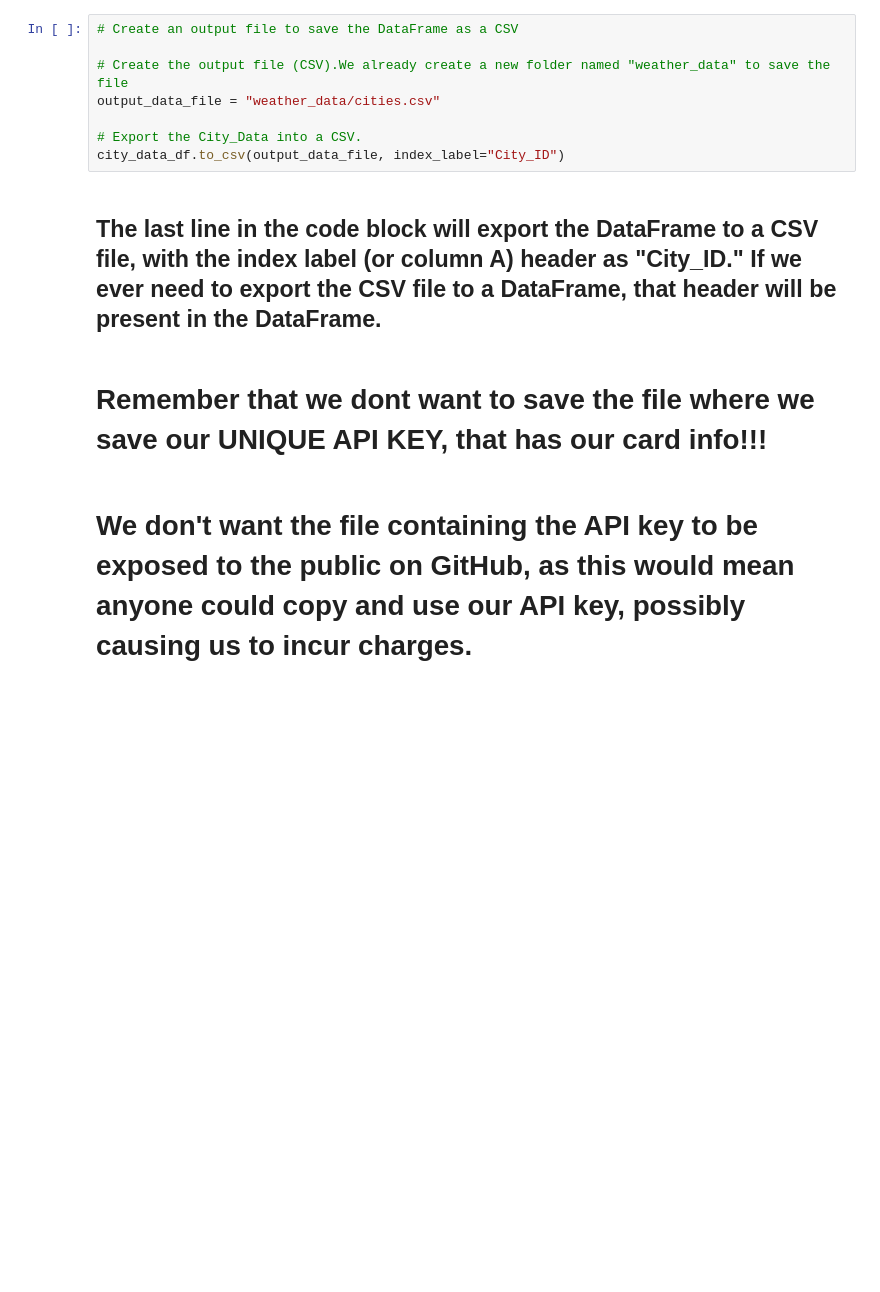
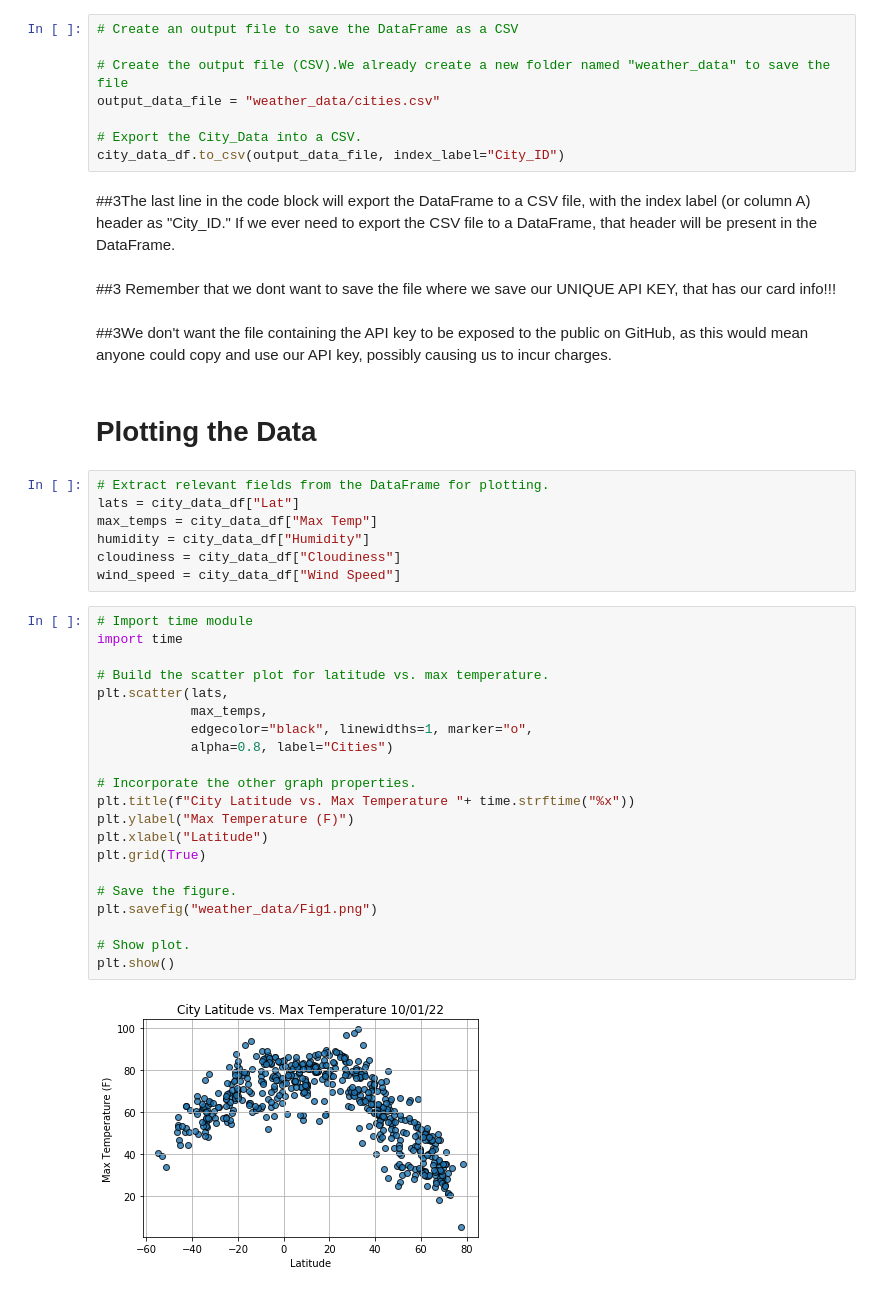
Before and after one commit to Alelopez383/World_Weather_Analysis, a Jupyter notebook: WeatherPy.ipynb, the cells around one changed output. Saved outputs shown, nothing was run; the diff lists cells and outputs as text; blank space fills up the shorter version.

Commit message:
Adding scatter plots

```diff
--- a/WeatherPy.ipynb
+++ b/WeatherPy.ipynb
@@ -220,8 +208,40 @@ output_data_file = "weather_data/cities.csv"
 # Export the City_Data into a CSV.
 city_data_df.to_csv(output_data_file, index_label="City_ID")
 # %% [markdown]
-## The last line in the code block will export the DataFrame to a CSV file, with the index label (or column A) header as "City_ID." If we ever need to export the CSV file to a DataFrame, that header will be present in the DataFrame.
+##3The last line in the code block will export the DataFrame to a CSV file, with the index label (or column A) header as "City_ID." If we ever need to export the CSV file to a DataFrame, that header will be present in the DataFrame.
 # %% [markdown]
-# Remember that we dont want to save the file where we save our UNIQUE API KEY, that has our card info!!!
+##3 Remember that we dont want to save the file where we save our UNIQUE API KEY, that has our card info!!!
 # %% [markdown]
-# We don't want the file containing the API key to be exposed to the public on GitHub, as this would mean anyone could copy and use our API key, possibly causing us to incur charges.
+##3We don't want the file containing the API key to be exposed to the public on GitHub, as this would mean anyone could copy and use our API key, possibly causing us to incur charges.
+# %% [markdown]
+# Plotting the Data
+# %%
+# Extract relevant fields from the DataFrame for plotting.
+lats = city_data_df["Lat"]
+max_temps = city_data_df["Max Temp"]
+humidity = city_data_df["Humidity"]
+cloudiness = city_data_df["Cloudiness"]
+wind_speed = city_data_df["Wind Speed"]
+# %%
+# Import time module
+import time
+
+# Build the scatter plot for latitude vs. max temperature.
+plt.scatter(lats,
+            max_temps,
+            edgecolor="black", linewidths=1, marker="o",
+            alpha=0.8, label="Cities")
+
+# Incorporate the other graph properties.
+plt.title(f"City Latitude vs. Max Temperature "+ time.strftime("%x"))
+plt.ylabel("Max Temperature (F)")
+plt.xlabel("Latitude")
+plt.grid(True)
+
+# Save the figure.
+plt.savefig("weather_data/Fig1.png")
+
+# Show plot.
+plt.show()
+# %% [output]
+[figure, added]
```
Also changed, not shown: parts of 13 cells of this notebook.
